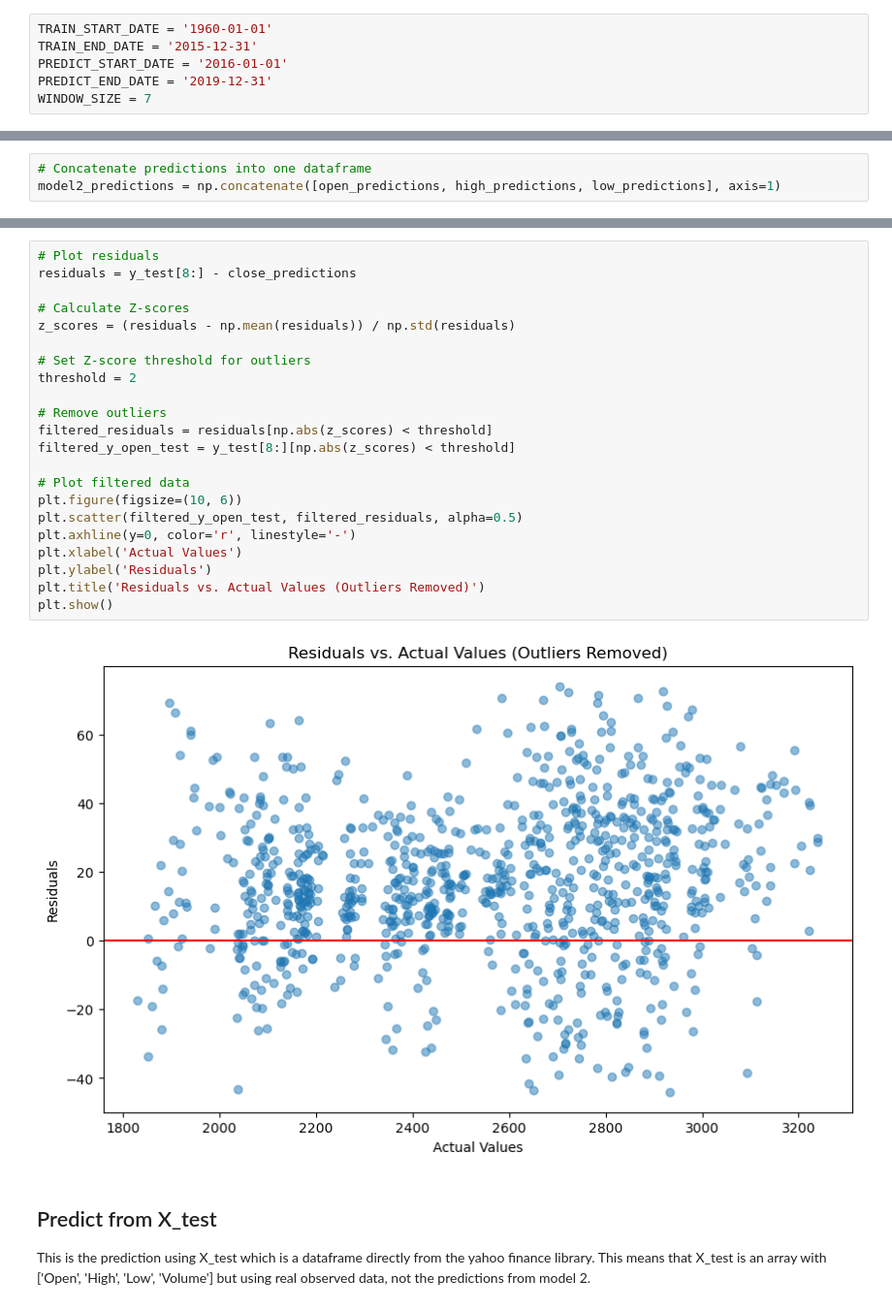
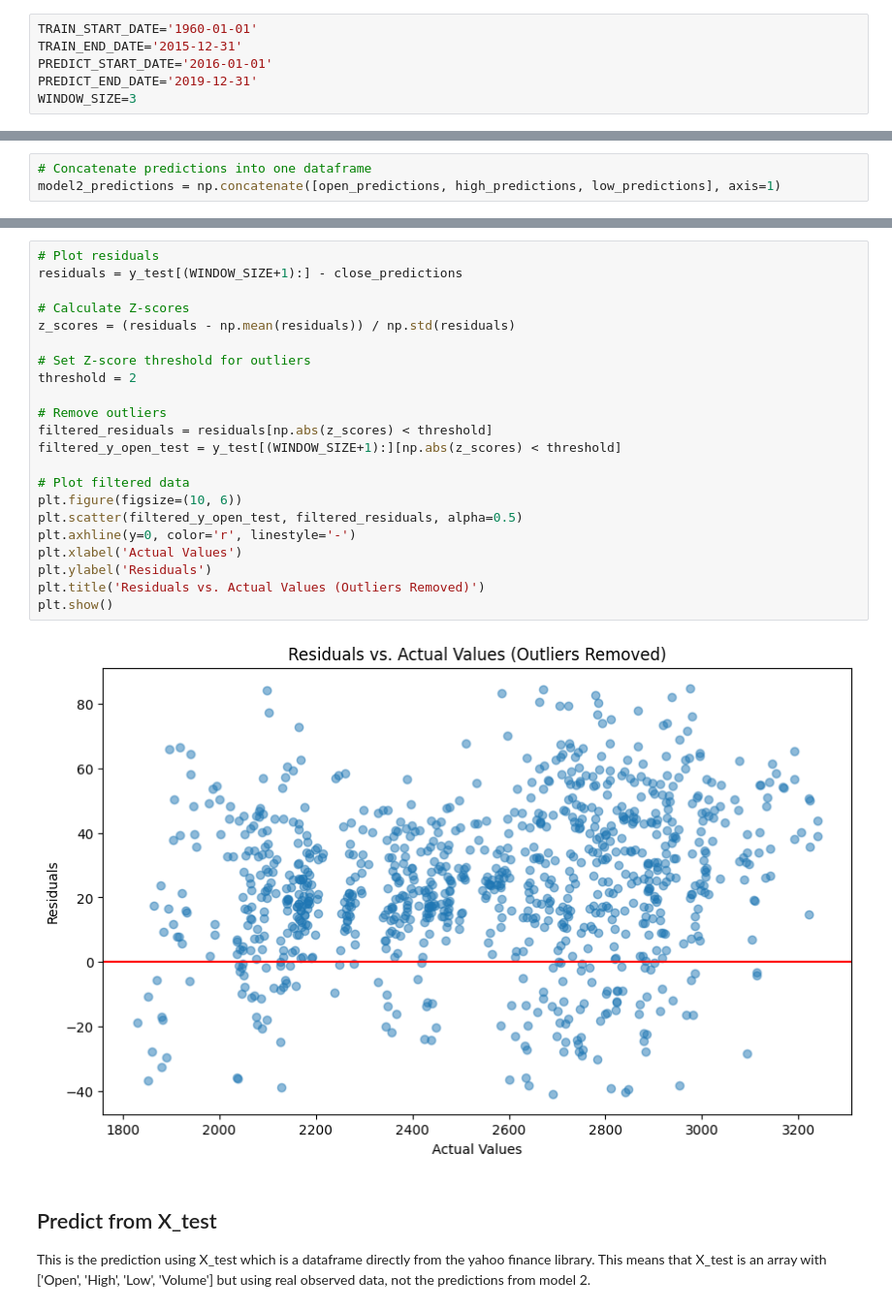
Before and after one commit to gwibmer/AI-Stock-Market-Forecasting, a Jupyter notebook: notebooks/model1.ipynb, the cells around one changed output, grey strips where cells are left out. Shown at 97% size. Saved outputs shown, nothing was run; the diff lists cells and outputs as text.

Commit message:
Changed WINDOW_SIZE to 3 -> Imporved Accuracy

```diff
--- a/notebooks/model1.ipynb
+++ b/notebooks/model1.ipynb
@@ -54,11 +60,11 @@ import yfinance as yf
 # %% [markdown]
 # Preprocessing
 # %%
-TRAIN_START_DATE = '1960-01-01'
-TRAIN_END_DATE = '2015-12-31'
-PREDICT_START_DATE = '2016-01-01'
-PREDICT_END_DATE = '2019-12-31'
-WINDOW_SIZE = 7
+TRAIN_START_DATE='1960-01-01'
+TRAIN_END_DATE='2015-12-31'
+PREDICT_START_DATE='2016-01-01'
+PREDICT_END_DATE='2019-12-31'
+WINDOW_SIZE=3
 # %%
 # Download S&P 500 data from Yahoo Finance
 df = yf.download('^GSPC', start=TRAIN_START_DATE, end=PREDICT_END_DATE)
@@ -407,27 +408,27 @@ plt.show()
 # %%
 # Plot residuals
-residuals = y_test[8:] - close_predictions
+residuals = y_test[(WINDOW_SIZE+1):] - close_predictions
 
 # Calculate Z-scores
 z_scores = (residuals - np.mean(residuals)) / np.std(residuals)
 
 # Set Z-score threshold for outliers
 threshold = 2
 
 # Remove outliers
 filtered_residuals = residuals[np.abs(z_scores) < threshold]
-filtered_y_open_test = y_test[8:][np.abs(z_scores) < threshold]
+filtered_y_open_test = y_test[(WINDOW_SIZE+1):][np.abs(z_scores) < threshold]
 
 # Plot filtered data
 plt.figure(figsize=(10, 6))
 plt.scatter(filtered_y_open_test, filtered_residuals, alpha=0.5)
 plt.axhline(y=0, color='r', linestyle='-')
 plt.xlabel('Actual Values')
 plt.ylabel('Residuals')
 plt.title('Residuals vs. Actual Values (Outliers Removed)')
 plt.show()
 # %% [output]
-[figure, old version]
+[figure, new version]
 # %% [markdown]
 ## Predict from X_test
 This is the prediction using X_test which is a dataframe directly from the yahoo finance library. This means that X_test is an array with ['Open', 'High', 'Low', 'Volume'] but using real observed data, not the predictions from model 2.
```
Also changed, not shown: parts of 9 cells of this notebook, 9 other files.
